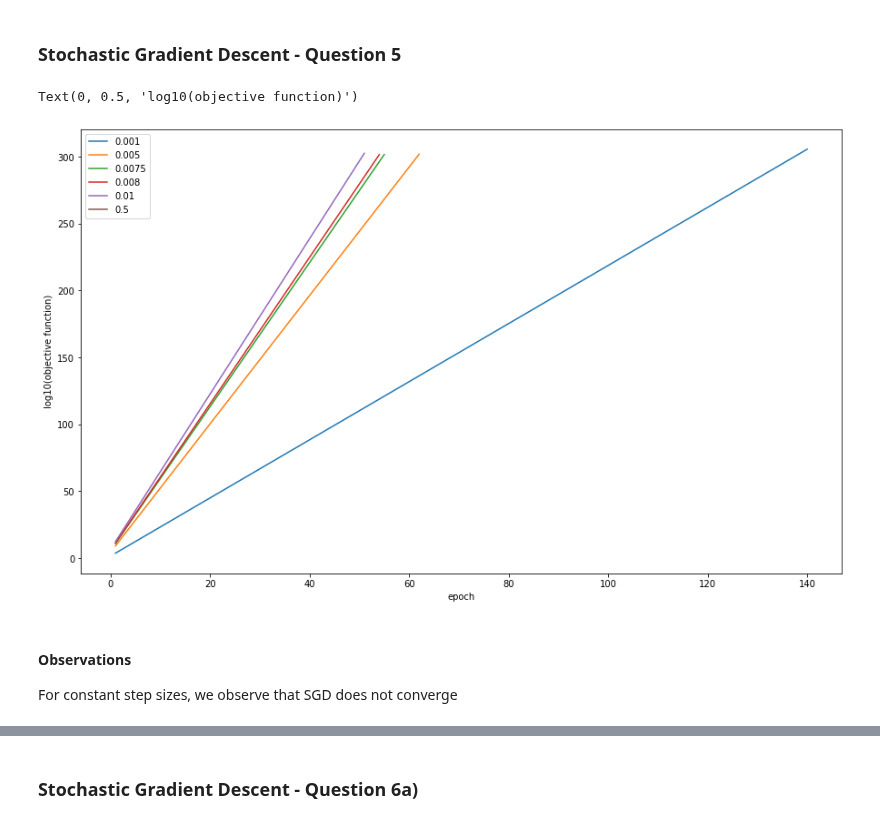
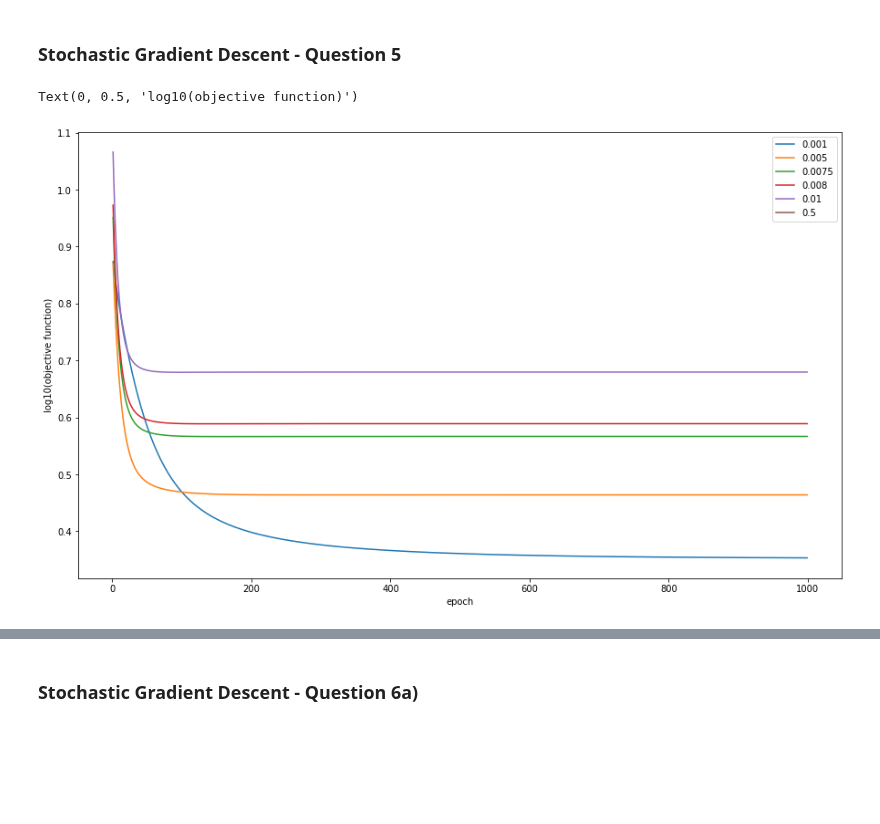
Before and after one commit to nikhilvsupekar/ml-algorithms, a Jupyter notebook: notebooks/hw2_gd_regression.ipynb, the cells around one changed output, grey strips where cells are left out. Drawn from its saved outputs; the diff is of its cells as text; code cells hidden in the pictures; blank space fills up the shorter version.

```diff
--- a/notebooks/hw2_gd_regression.ipynb
+++ b/notebooks/hw2_gd_regression.ipynb
@@ -475,14 +485,14 @@ def batch_grad_descent_backtrack(X, y, alpha=0.1, num_step=1000, grad_check=Fals
 # %%
 fig, ax = plt.subplots(figsize = PLOT_DIM)
 
-beta_list = [0.5, 0.6, 0.7, 0.8, 0.9]
+beta_list = [0.5, 0.6, 0.65, 0.7, 0.8, 0.9]
 num_iterations = 1000
 alpha = 0.015
 times = []
 
 for beta in beta_list:
     start = time.time()
-    theta, loss, alpha = batch_grad_descent_backtrack(X_train, y_train, alpha=step_size, num_step=num_iterations, beta = beta)
+    theta, loss, alpha = batch_grad_descent_backtrack(X_train, y_train, alpha=BEST_STEP_SIZE, num_step=num_iterations, beta = beta)
     end = time.time()
     ax.plot(list(range(num_iterations + 1)), loss, label = 'beta = ' + str(beta))
     print('Beta = {} \tLoss after 1000 iterations = {} \tAlpha = {} \tTime = {}'.format(beta, loss[-1], alpha, end - start))
@@ -609,7 +620,8 @@ Although the regularization can be made arbitrarily small, theoretically it can
 
 fig, ax = plt.subplots(figsize = PLOT_DIM)
 
-LAMBDA_LIST = [10**-3, 10**-2, 10**-1.8, 10**-1.7, 10**-1.65, 10**-1.6, 10**-1.55, 10**-1.5, 10**-1.495, 10**-1.496, 10**-1.4, 10**-1.3, 10**-1.25]
+# LAMBDA_LIST = [10**-6, 10**-2, 10**-1.8, 10**-1.7, 10**-1.65, 10**-1.6, 10**-1.55, 10**-1.5, 10**-1.495, 10**-1.496, 10**-1.4, 10**-1.3, 10**-1.25]
+LAMBDA_LIST = [10**-4, 10**-3, 10**-2.5, 10**-2.25, 10**-2.05, 10**-2.02, 10**-2.025, 10**-2, 10**-1.98, 10**-1.95, 10**-1.75, 10**-1.5]
 train_loss_list = []
 test_loss_list = []
 alpha = 0.01873
@@ -651,4 +662,4 @@ A quick binary search on the average test loss yields a minimum of $2.5445304651
 # %%
-train_theta, train_loss = regularized_grad_descent(X_train, y_train, 0.01873, 10**-1.495)
+train_theta, train_loss = regularized_grad_descent(X_train, y_train, 0.01873, 10**-2.025)
 train_theta[-1, :]
 # %% [output]
@@ -715,7 +725,8 @@ $$
 ### Stochastic Gradient Descent - Question 4
 # %%
 def compute_stochastic_gradient(x_i, y_i, theta, lambda_reg):
-    return 2 * (theta.transpose().dot(x_i) - y_i) * x_i + 2 * lambda_reg * theta
+    # return 2 * (theta.transpose().dot(x_i) - y_i) * x_i + 2 * lambda_reg * theta
+    return 2 * (x_i.dot(theta) - y_i) * x_i.transpose() + 2 * lambda_reg * theta
 # %%
 #######################################
 ### Stochastic gradient descent
@@ -778,32 +789,28 @@ def compute_regularized_square_loss(X, y, theta, lambda_reg):
 # %%
 # SGD with constant step sizes
 
 num_epoch = 1000
 fig, ax = plt.subplots(figsize = PLOT_DIM)
 EPOCH_LIST = list(range(1, num_epoch))
 STEP_RULES = [0.001, 0.005, 0.0075, 0.008, 0.01, 0.5]
-LAMBDA_OPT = 10**-1.495
+LAMBDA_OPT = 10**-2.025
 
 for rule in STEP_RULES:
-    train_theta, train_loss = stochastic_grad_descent(X_train, y_train, alpha=rule, lambda_reg=LAMBDA_OPT, num_epoch=num_epoch, C = 0.001)
+    train_theta, train_loss = stochastic_grad_descent(X_train, y_train, alpha=rule, lambda_reg=LAMBDA_OPT, num_epoch=num_epoch, C = 0.1)
     costs = []
 
     for epoch in EPOCH_LIST:
         theta_epoch = train_theta[epoch, -1, :]
         costs.append(compute_regularized_square_loss(X_train, y_train, theta_epoch, LAMBDA_OPT))
 
     ax.plot(EPOCH_LIST, np.log10(costs), label = rule)
 
 ax.legend()
 plt.xlabel('epoch')
 plt.ylabel('log10(objective function)')
 # %% [output]
 Text(0, 0.5, 'log10(objective function)')
-[figure, old version]
+[figure, new version]
-# %% [markdown]
-#### Observations
-
-For constant step sizes, we observe that SGD does not converge
 # %%
 # SGD with variable step sizes
 
```
Also changed, not shown: parts of 25 cells of this notebook, 1 other file.
